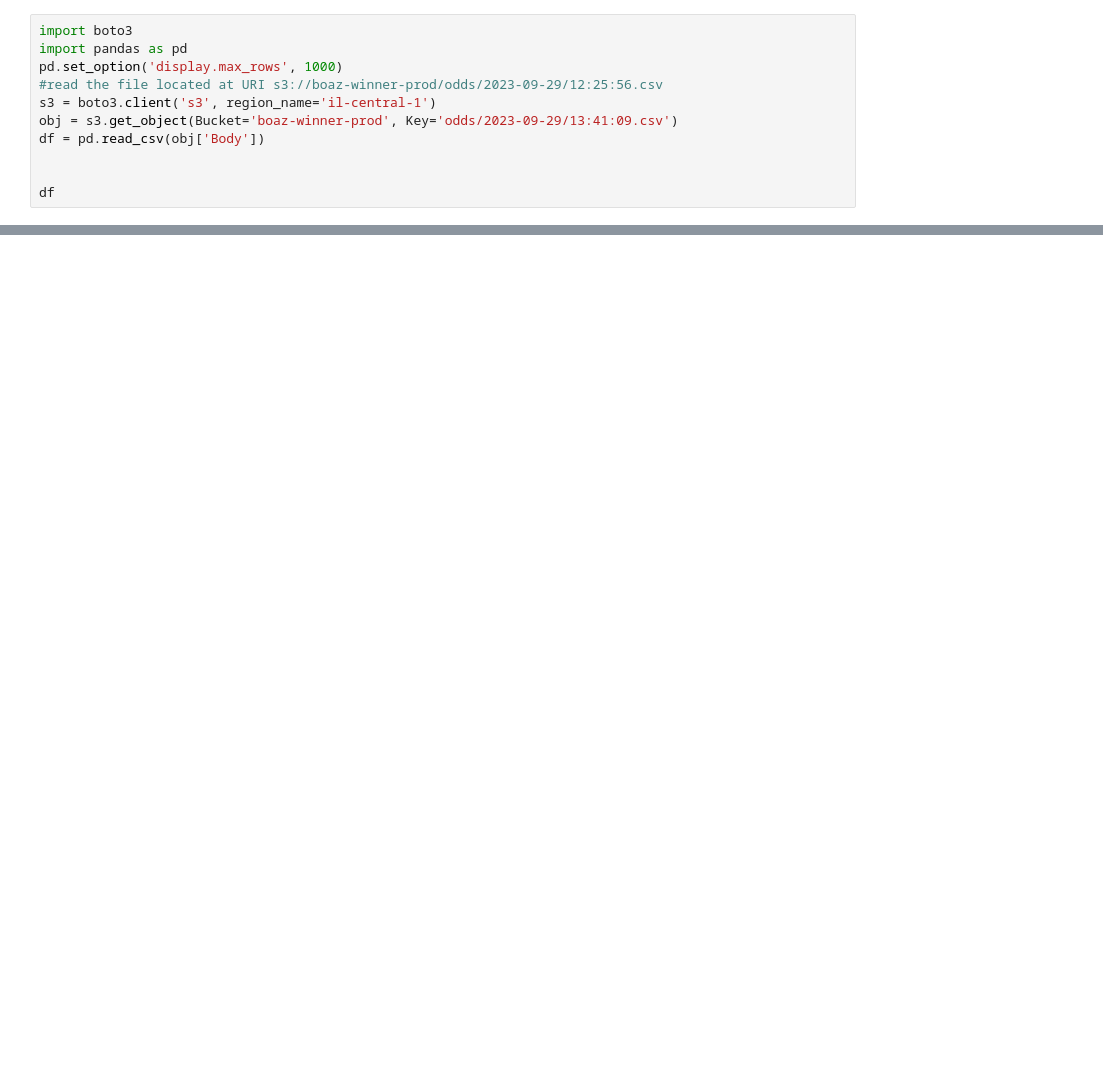
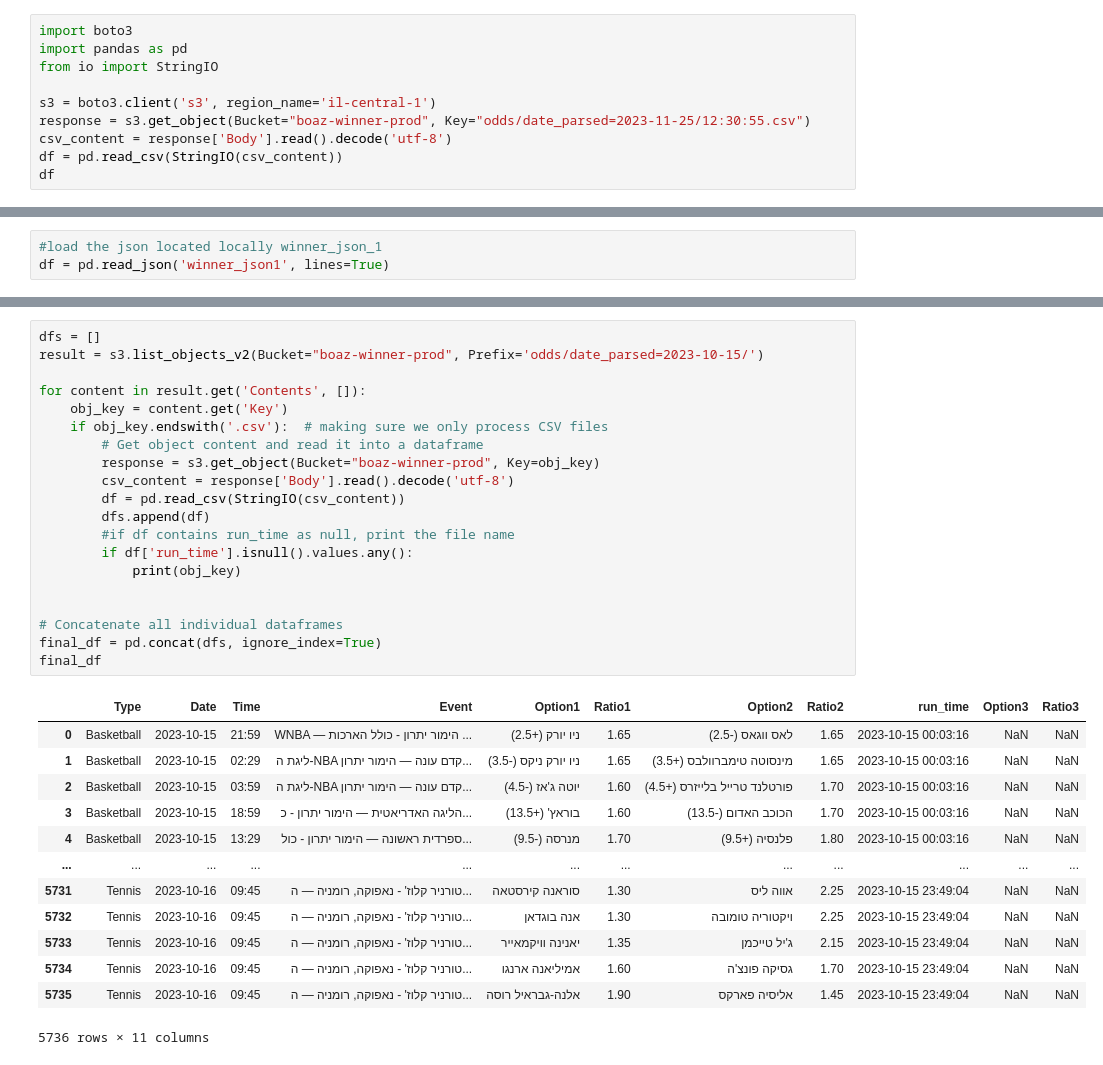
Before and after one commit to BoazBD/Winner-Predictor, a Jupyter notebook: testing.ipynb, the cells around one changed output, grey strips where cells are left out. Drawn from its saved outputs; the diff is of its cells as text; blank space fills up the shorter version.

```diff
--- a/testing.ipynb
+++ b/testing.ipynb
@@ -14,12 +10,11 @@ def parse_hebrew(text):
 # %%
 import boto3
 import pandas as pd
-pd.set_option('display.max_rows', 1000)
-#read the file located at URI s3://boaz-winner-prod/odds/2023-09-29/12:25:56.csv
+from io import StringIO
+
 s3 = boto3.client('s3', region_name='il-central-1')
-obj = s3.get_object(Bucket='boaz-winner-prod', Key='odds/2023-09-29/13:41:09.csv')
-df = pd.read_csv(obj['Body'])
-
-
+response = s3.get_object(Bucket="boaz-winner-prod", Key="odds/date_parsed=2023-11-25/12:30:55.csv")
+csv_content = response['Body'].read().decode('utf-8')
+df = pd.read_csv(StringIO(csv_content))
 df
 # %% [output]
@@ -42,0 +57,3 @@ df
+# %%
+#load the json located locally winner_json_1
+df = pd.read_json('winner_json1', lines=True)
@@ -42,0 +71,34 @@ df
+# %%
+dfs = []
+result = s3.list_objects_v2(Bucket="boaz-winner-prod", Prefix='odds/date_parsed=2023-10-15/')
+
+for content in result.get('Contents', []):
+    obj_key = content.get('Key')
+    if obj_key.endswith('.csv'):  # making sure we only process CSV files
+        # Get object content and read it into a dataframe
+        response = s3.get_object(Bucket="boaz-winner-prod", Key=obj_key)
+        csv_content = response['Body'].read().decode('utf-8')
+        df = pd.read_csv(StringIO(csv_content))
+        dfs.append(df)
+        #if df contains run_time as null, print the file name
+        if df['run_time'].isnull().values.any():
+            print(obj_key)
+
+
+# Concatenate all individual dataframes
+final_df = pd.concat(dfs, ignore_index=True)
+final_df
+# %% [output]
+|  | Type | Date | Time | Event | Option1 | Ratio1 | Option2 | Ratio2 | run_time | Option3 | Ratio3 |
+| 0 | Basketball | 2023-10-15 | 21:59 | WNBA — הימור יתרון - כולל הארכות ... | ניו יורק (+2.5) | 1.65 | לאס ווגאס (-2.5) | 1.65 | 2023-10-15 00:03:16 | NaN | NaN |
+| 1 | Basketball | 2023-10-15 | 02:29 | ליגת ה-NBA קדם עונה — הימור יתרון... | ניו יורק ניקס (-3.5) | 1.65 | מינסוטה טימברוולבס (+3.5) | 1.65 | 2023-10-15 00:03:16 | NaN | NaN |
+| 2 | Basketball | 2023-10-15 | 03:59 | ליגת ה-NBA קדם עונה — הימור יתרון... | יוטה ג'אז (-4.5) | 1.60 | פורטלנד טרייל בלייזרס (+4.5) | 1.70 | 2023-10-15 00:03:16 | NaN | NaN |
+| 3 | Basketball | 2023-10-15 | 18:59 | הליגה האדריאטית — הימור יתרון - כ... | בוראץ' (+13.5) | 1.60 | הכוכב האדום (-13.5) | 1.70 | 2023-10-15 00:03:16 | NaN | NaN |
+| 4 | Basketball | 2023-10-15 | 13:29 | ספרדית ראשונה — הימור יתרון - כול... | מנרסה (-9.5) | 1.70 | פלנסיה (+9.5) | 1.80 | 2023-10-15 00:03:16 | NaN | NaN |
+| ... | ... | ... | ... | ... | ... | ... | ... | ... | ... | ... | ... |
+| 5731 | Tennis | 2023-10-16 | 09:45 | טורניר קלוז' - נאפוקה, רומניה — ה... | סוראנה קירסטאה | 1.30 | אווה ליס | 2.25 | 2023-10-15 23:49:04 | NaN | NaN |
+| 5732 | Tennis | 2023-10-16 | 09:45 | טורניר קלוז' - נאפוקה, רומניה — ה... | אנה בוגדאן | 1.30 | ויקטוריה טומובה | 2.25 | 2023-10-15 23:49:04 | NaN | NaN |
+| 5733 | Tennis | 2023-10-16 | 09:45 | טורניר קלוז' - נאפוקה, רומניה — ה... | יאנינה וויקמאייר | 1.35 | ג'יל טייכמן | 2.15 | 2023-10-15 23:49:04 | NaN | NaN |
+| 5734 | Tennis | 2023-10-16 | 09:45 | טורניר קלוז' - נאפוקה, רומניה — ה... | אמיליאנה ארנגו | 1.60 | גסיקה פונצ'ה | 1.70 | 2023-10-15 23:49:04 | NaN | NaN |
+| 5735 | Tennis | 2023-10-16 | 09:45 | טורניר קלוז' - נאפוקה, רומניה — ה... | אלנה-גבראיל רוסה | 1.90 | אליסיה פארקס | 1.45 | 2023-10-15 23:49:04 | NaN | NaN |
+5736 rows × 11 columns
```
Also changed, not shown: parts of 11 cells of this notebook, 2 other files.
